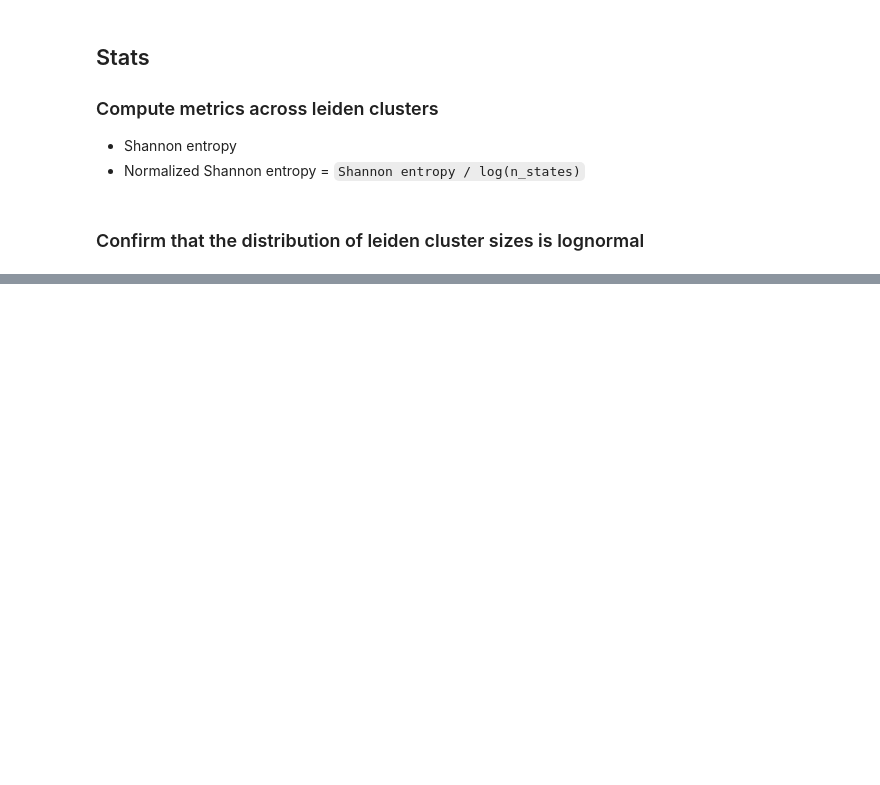
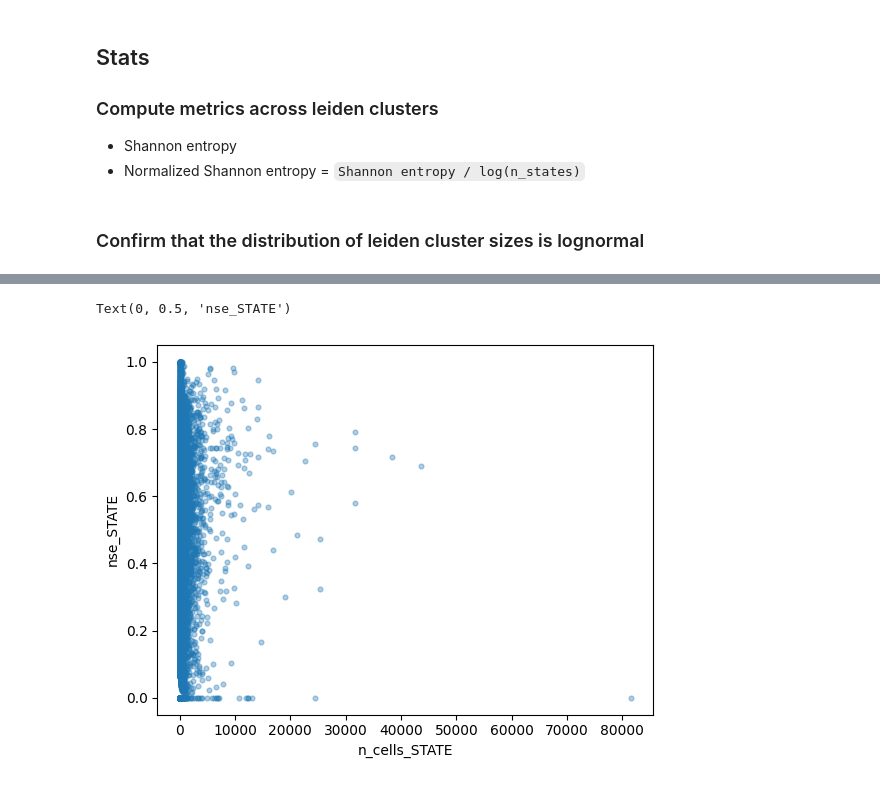
Before and after one commit to otodreas/scBaseCount_Pipeline, a Jupyter notebook: notebooks/cluster_stats.ipynb, the cells around one changed output, grey strips where cells are left out. Drawn from its saved outputs; the diff is of its cells as text; code cells hidden in the pictures; blank space fills up the shorter version.

```diff
--- a/notebooks/cluster_stats.ipynb
+++ b/notebooks/cluster_stats.ipynb
@@ -203,0 +253,7 @@ one-way ANOVA: F = 86.9330,  p = 1.956e-55
+# %%
+ds["entropy_over_leiden"] = _shannon_entropy(ds["cell_count"], dim="leiden_cluster")
+ds["entropy_over_STATE"] = _shannon_entropy(ds["cell_count"], dim="STATE")
+ds["n_cells_leiden"] = ds["cell_count"].sum(dim="STATE")
+ds["n_cells_STATE"] = ds["cell_count"].sum(dim="leiden_cluster")
+ds["nse_leiden"] = _normalized_entropy(ds["cell_count"], dim="leiden_cluster")
+ds["nse_STATE"] = _normalized_entropy(ds["cell_count"], dim="leiden_cluster")
@@ -203,0 +297,12 @@ one-way ANOVA: F = 86.9330,  p = 1.956e-55
+# %%
+paired = xr.Dataset({"x": ds.n_cells_STATE, "y": ds.nse_STATE})
+flat = paired.stack(point=("accession", "STATE"))
+valid = flat.dropna(dim="point")
+
+fig, ax = plt.subplots()
+ax.scatter(valid["x"].values, valid["y"].values, alpha=0.35, s=12)
+ax.set_xlabel("n_cells_STATE")
+ax.set_ylabel("nse_STATE")
+# %% [output]
+Text(0, 0.5, 'nse_STATE')
+[figure, added]
```
Also changed, not shown: parts of 13 cells of this notebook.
